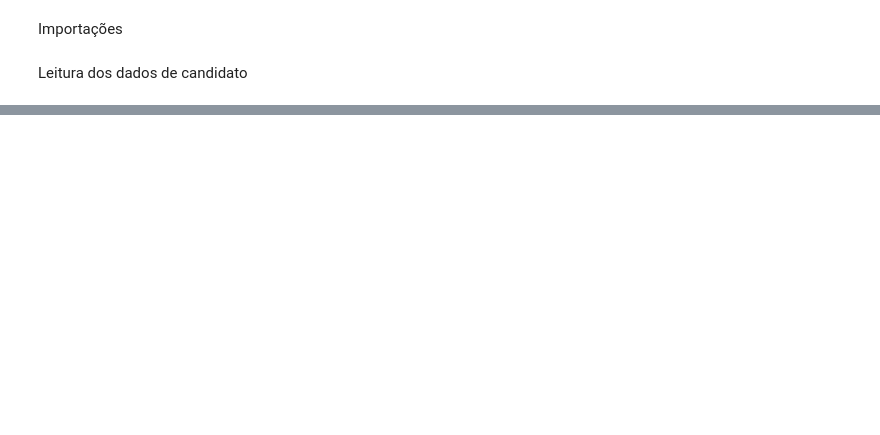
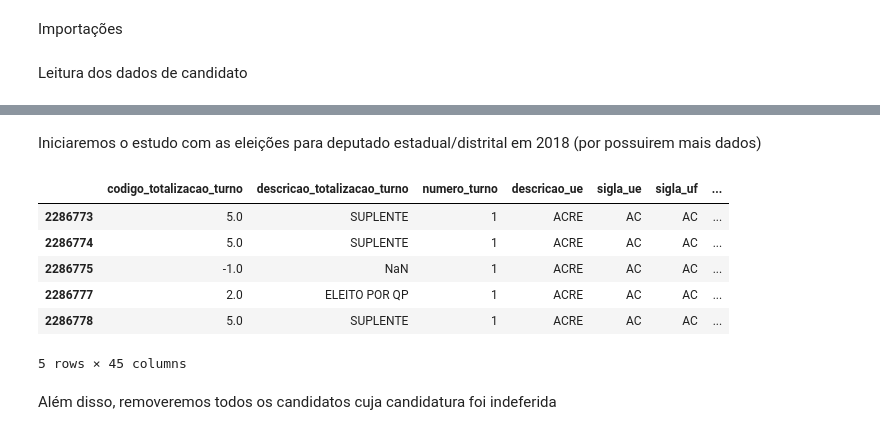
Before and after one commit to EBarbara/analise-eleicoes, a Jupyter notebook: Exploratory.ipynb, the cells around one changed output, grey strips where cells are left out. Cells and saved outputs as stored; diff of their text form; code cells hidden in the pictures; blank space fills up the shorter version.

```diff
--- a/Exploratory.ipynb
+++ b/Exploratory.ipynb
@@ -101,0 +144,12 @@ tabela_candidato.groupby(['ano_eleicao', 'codigo_eleicao', 'codigo_tipo_eleicao'
+# %%
+df_ordinarias = tabela_candidato.loc[tabela_candidato['codigo_tipo_eleicao'] == 2.0]
+df_work = df_ordinarias.drop([
+    "codigo_tipo_eleicao",
+    "nome_tipo_eleicao",
+    "email",
+    "numero_processo_candidatura",
+    "numero_protocolo_candidatura",
+    "numero_sequencial",
+    "pergunta"
+], axis=1)
+df_work.head()
@@ -101,0 +164,20 @@ tabela_candidato.groupby(['ano_eleicao', 'codigo_eleicao', 'codigo_tipo_eleicao'
+# %% [markdown]
+Iniciaremos o estudo com as eleições para deputado estadual/distrital em 2018 (por possuirem mais dados)
+# %%
+df_deputado_2018 = df_work\
+            .loc[(df_work['codigo_eleicao'] == 297.0) & (df_work['codigo_cargo'].isin([7, 8]))]\
+            .drop([
+                'ano_eleicao', 'data_eleicao', 'descricao_eleicao', 'descricao_cargo',
+                'tipo_abrangencia_eleicao', 'codigo_eleicao', 'codigo_cargo'
+            ], axis=1)
+df_deputado_2018.head()
+# %% [output]
+|  | codigo_totalizacao_turno | descricao_totalizacao_turno | numero_turno | descricao_ue | sigla_ue | sigla_uf | ... |
+| 2286773 | 5.0 | SUPLENTE | 1 | ACRE | AC | AC | ... |
+| 2286774 | 5.0 | SUPLENTE | 1 | ACRE | AC | AC | ... |
+| 2286775 | -1.0 | NaN | 1 | ACRE | AC | AC | ... |
+| 2286777 | 2.0 | ELEITO POR QP | 1 | ACRE | AC | AC | ... |
+| 2286778 | 5.0 | SUPLENTE | 1 | ACRE | AC | AC | ... |
+5 rows × 45 columns
+# %% [markdown]
+Além disso, removeremos todos os candidatos cuja candidatura foi indeferida
```
Also changed, not shown: parts of 8 cells of this notebook.
